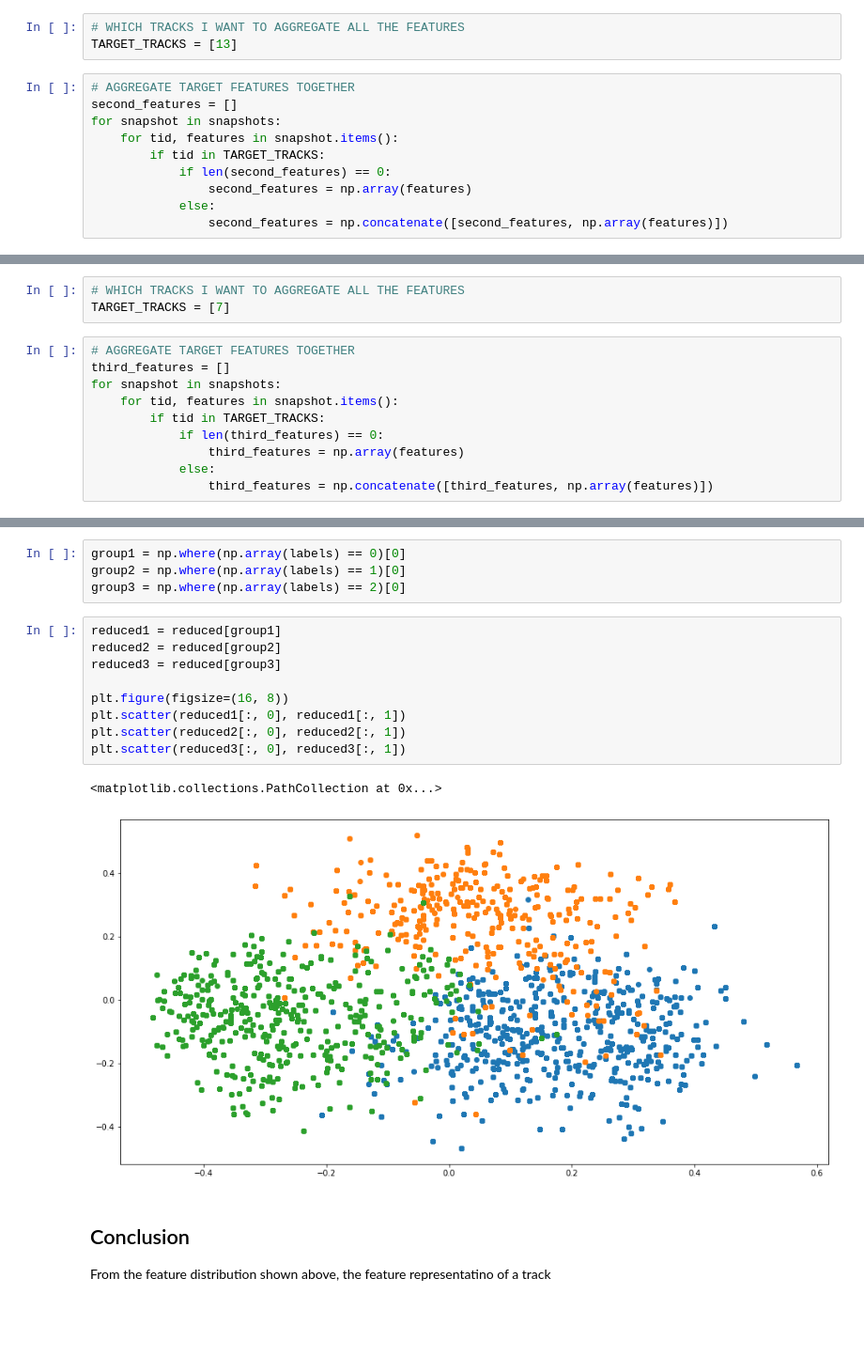
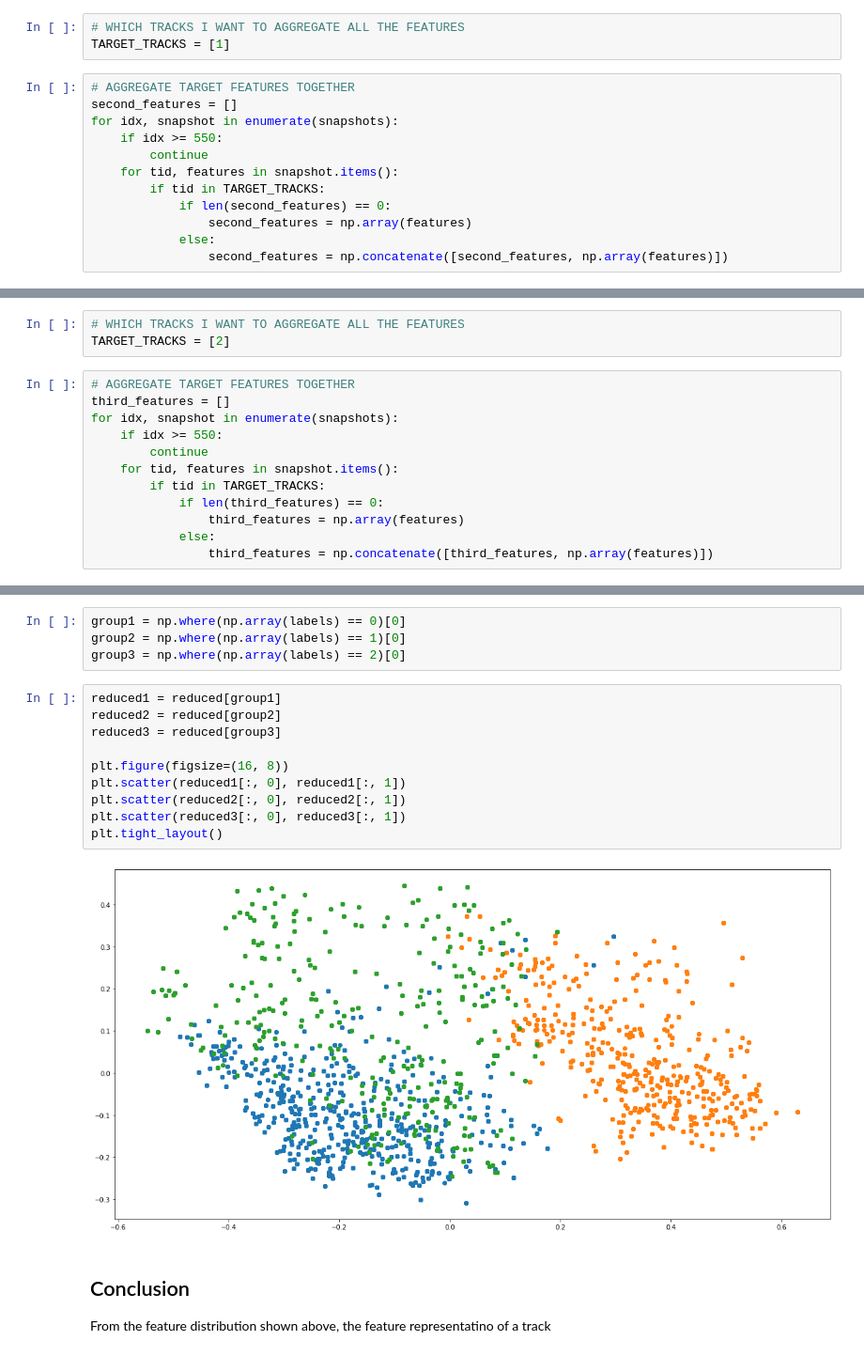
Before and after one commit to johnnylord/context-aware-tracker, a Jupyter notebook: notebook/multi-track-feature-analysis.ipynb, the cells around one changed output, grey strips where cells are left out. Shown at 94% size. Cells and saved outputs as stored; diff of their text form; blank space fills up the shorter version.

```diff
--- a/notebook/multi-track-feature-analysis.ipynb
+++ b/notebook/multi-track-feature-analysis.ipynb
@@ -53,11 +55,13 @@ for snapshot in snapshots:
 ## Aggregate second track features
 # %%
 # WHICH TRACKS I WANT TO AGGREGATE ALL THE FEATURES
-TARGET_TRACKS = [13]
+TARGET_TRACKS = [1]
 # %%
 # AGGREGATE TARGET FEATURES TOGETHER
 second_features = []
-for snapshot in snapshots:
+for idx, snapshot in enumerate(snapshots):
+    if idx >= 550:
+        continue
     for tid, features in snapshot.items():
         if tid in TARGET_TRACKS:
             if len(second_features) == 0:
@@ -68,11 +72,13 @@ for snapshot in snapshots:
 ## Aggregate third track features
 # %%
 # WHICH TRACKS I WANT TO AGGREGATE ALL THE FEATURES
-TARGET_TRACKS = [7]
+TARGET_TRACKS = [2]
 # %%
 # AGGREGATE TARGET FEATURES TOGETHER
 third_features = []
-for snapshot in snapshots:
+for idx, snapshot in enumerate(snapshots):
+    if idx >= 550:
+        continue
     for tid, features in snapshot.items():
         if tid in TARGET_TRACKS:
             if len(third_features) == 0:
@@ -120,15 +126,15 @@ group3 = np.where(np.array(labels) == 2)[0]
 # %%
 reduced1 = reduced[group1]
 reduced2 = reduced[group2]
 reduced3 = reduced[group3]
 
 plt.figure(figsize=(16, 8))
 plt.scatter(reduced1[:, 0], reduced1[:, 1])
 plt.scatter(reduced2[:, 0], reduced2[:, 1])
 plt.scatter(reduced3[:, 0], reduced3[:, 1])
+plt.tight_layout()
 # %% [output]
-<matplotlib.collections.PathCollection at 0x...>
-[figure, old version]
+[figure, new version]
 # %% [markdown]
 ## Conclusion
 
```
Also changed, not shown: parts of 5 cells of this notebook, 2 other files.
